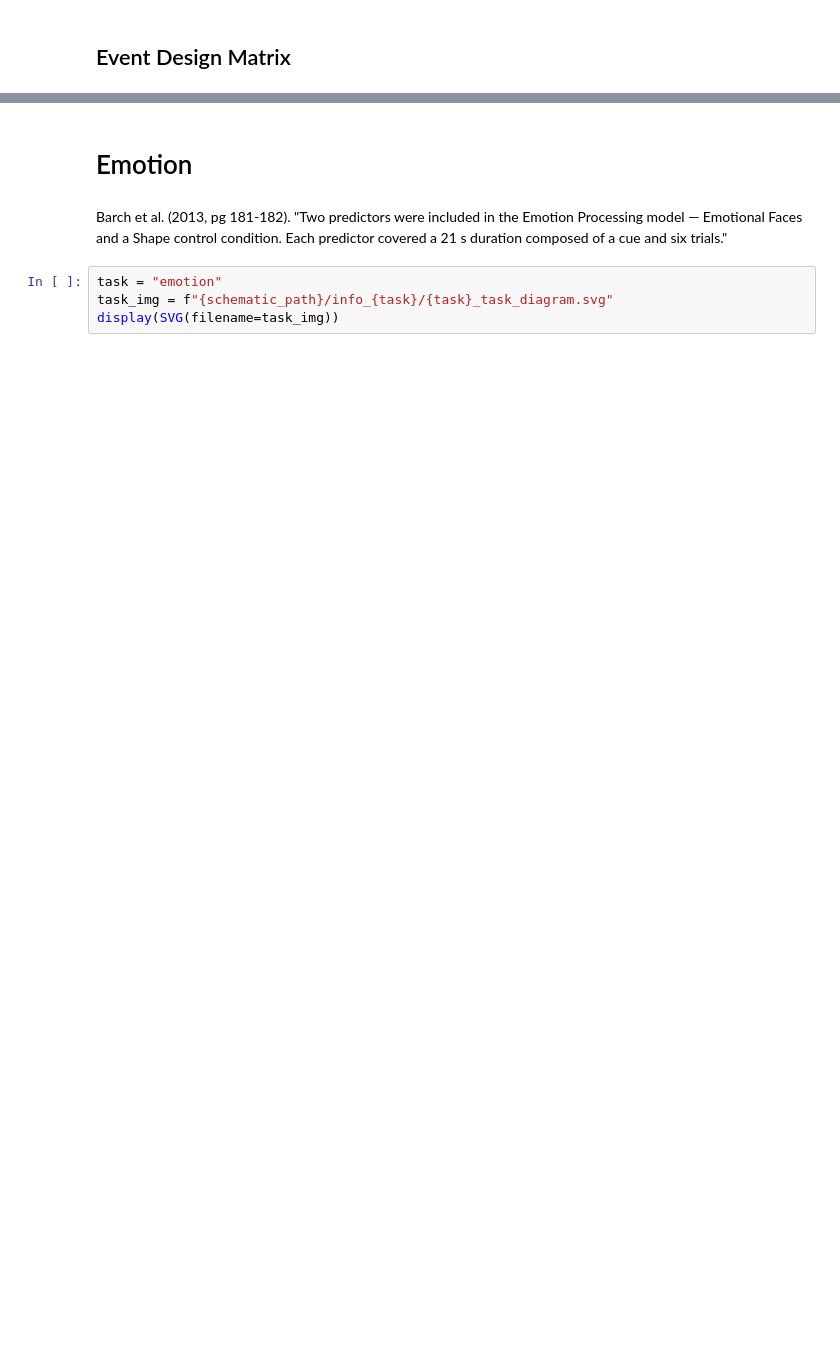
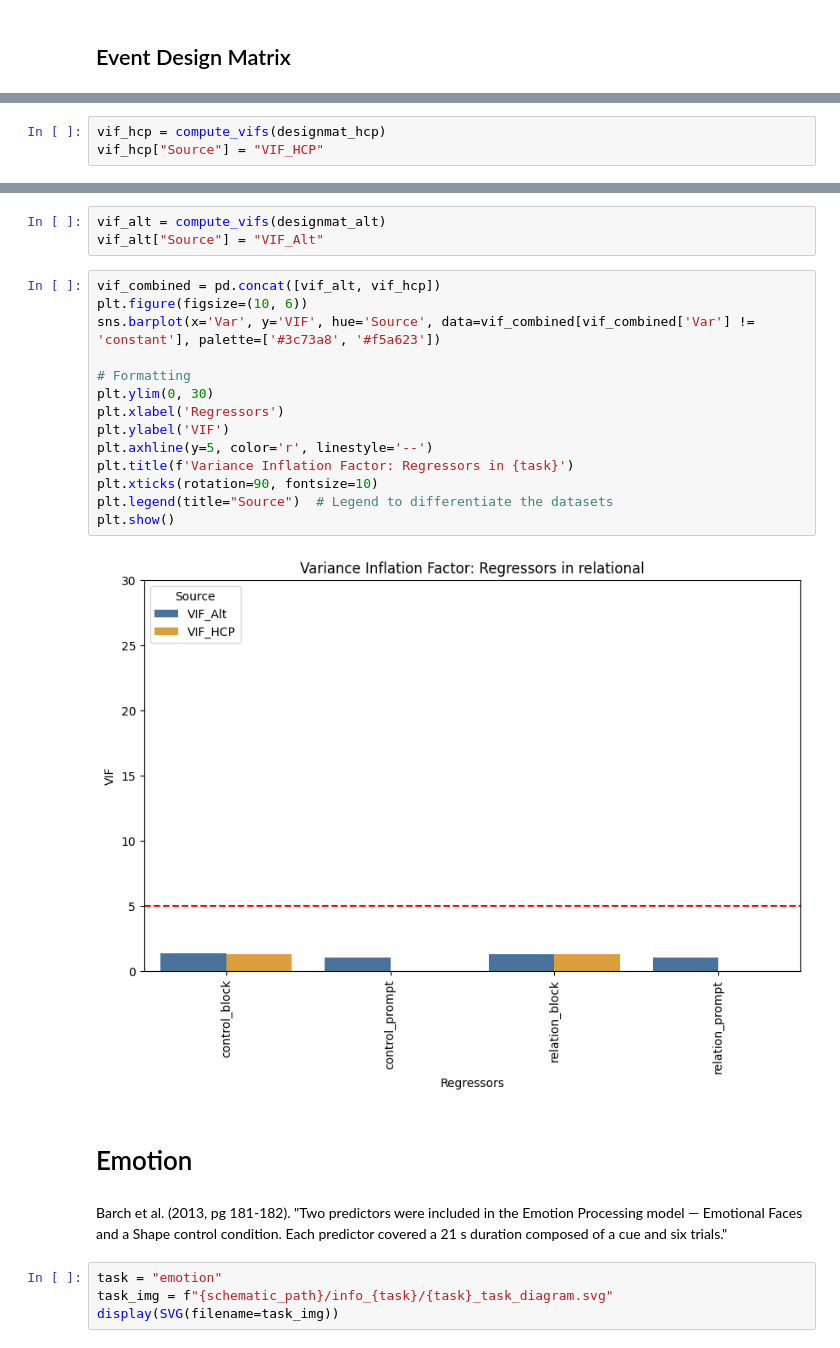
Before and after one commit to demidenm/hcpya_preprocess, a Jupyter notebook: scripts/taskbold/pilot_bold-models.ipynb, the cells around one changed output, grey strips where cells are left out. Cells and saved outputs as stored; diff of their text form; blank space fills up the shorter version.

```diff
--- a/scripts/taskbold/pilot_bold-models.ipynb
+++ b/scripts/taskbold/pilot_bold-models.ipynb
@@ -452,0 +477,3 @@ event_df = pd.read_csv(event_path[0], sep = '\t')
+# %%
+vif_hcp = compute_vifs(designmat_hcp)
+vif_hcp["Source"] = "VIF_HCP"
@@ -453,3 +508,22 @@ event_df = pd.read_csv(event_path[0], sep = '\t')
+# %%
+vif_alt = compute_vifs(designmat_alt)
+vif_alt["Source"] = "VIF_Alt"
+# %%
+vif_combined = pd.concat([vif_alt, vif_hcp])
+plt.figure(figsize=(10, 6))
+sns.barplot(x='Var', y='VIF', hue='Source', data=vif_combined[vif_combined['Var'] != 'constant'], palette=['#3c73a8', '#f5a623'])
+
+# Formatting
+plt.ylim(0, 30)
+plt.xlabel('Regressors')
+plt.ylabel('VIF')
+plt.axhline(y=5, color='r', linestyle='--')
+plt.title(f'Variance Inflation Factor: Regressors in {task}')
+plt.xticks(rotation=90, fontsize=10)
+plt.legend(title="Source")  # Legend to differentiate the datasets
+plt.show()
+# %% [output]
+[figure, added]
 # %% [markdown]
 # Emotion
 # %% [markdown]
```
Also changed, not shown: parts of 36 cells of this notebook.
